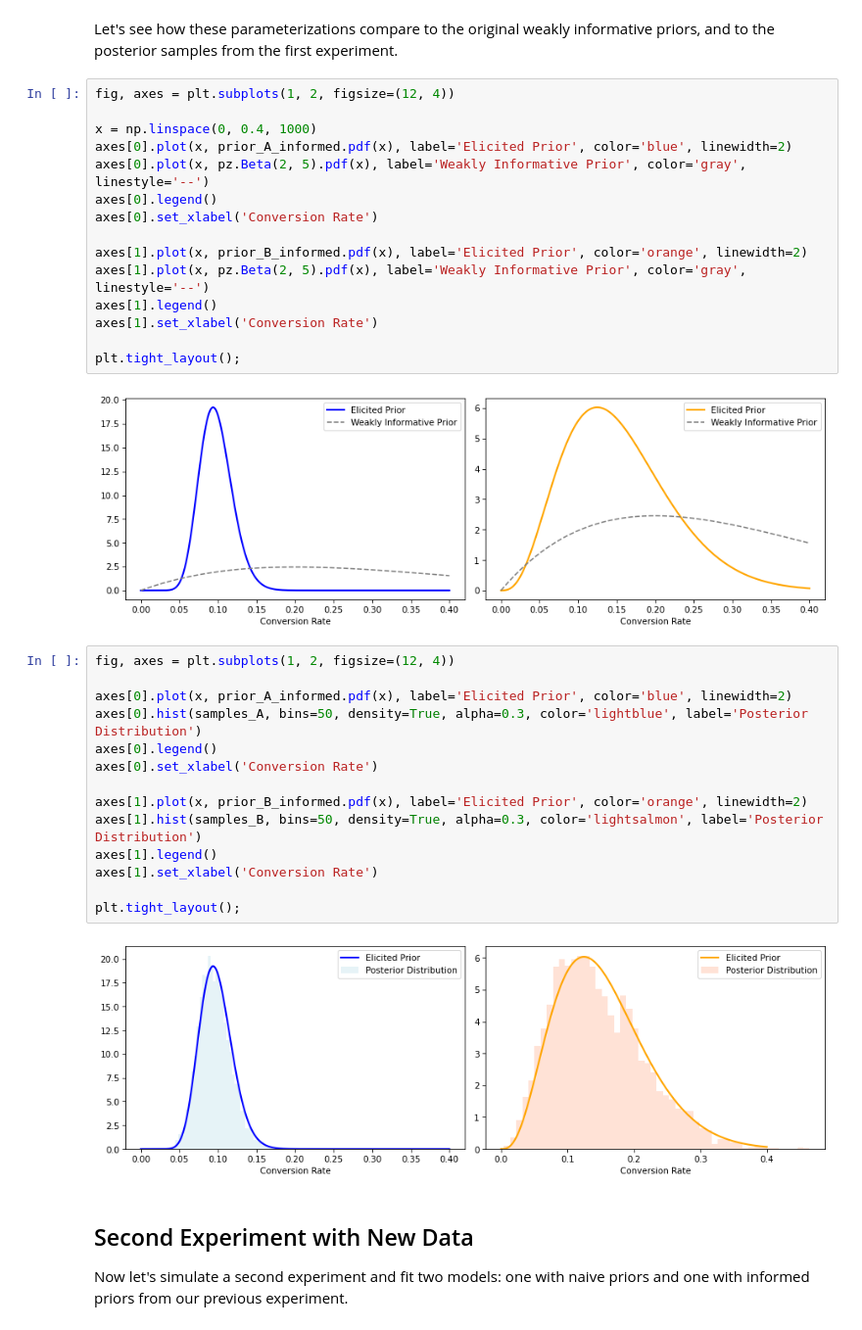
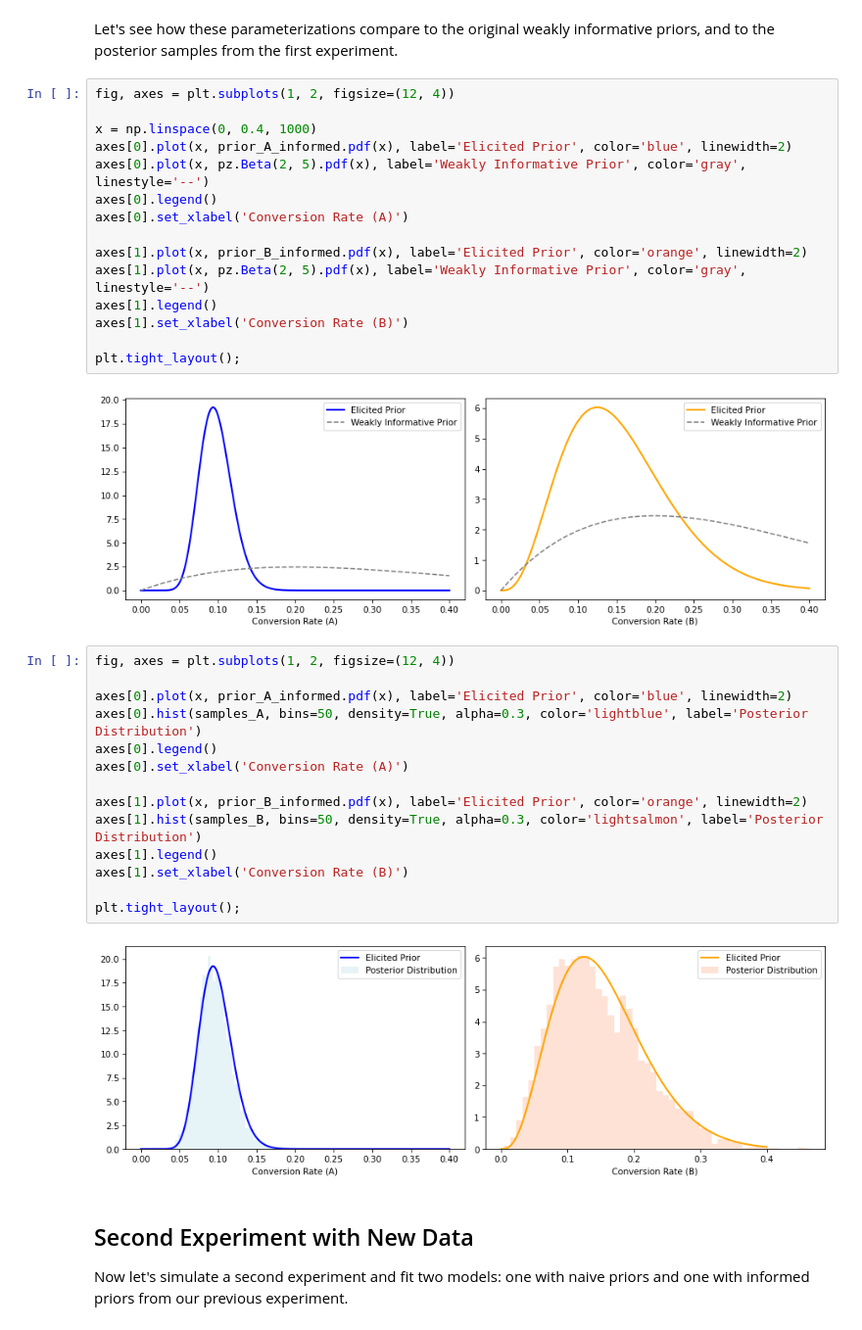
Before and after one commit to pymc-labs/ai_decision_workshop, a Jupyter notebook: notebooks/02_bayesian_bandits.ipynb, the cells around one changed output. Shown at 98% size. Drawn from its saved outputs; the diff is of its cells as text.

```diff
--- a/notebooks/02_bayesian_bandits.ipynb
+++ b/notebooks/02_bayesian_bandits.ipynb
@@ -311,36 +328,36 @@ Let's see how these parameterizations compare to the original weakly informative
 # %%
 fig, axes = plt.subplots(1, 2, figsize=(12, 4))
 
 x = np.linspace(0, 0.4, 1000)
 axes[0].plot(x, prior_A_informed.pdf(x), label='Elicited Prior', color='blue', linewidth=2)
 axes[0].plot(x, pz.Beta(2, 5).pdf(x), label='Weakly Informative Prior', color='gray', linestyle='--')
 axes[0].legend()
-axes[0].set_xlabel('Conversion Rate')
+axes[0].set_xlabel('Conversion Rate (A)')
 
 axes[1].plot(x, prior_B_informed.pdf(x), label='Elicited Prior', color='orange', linewidth=2)
 axes[1].plot(x, pz.Beta(2, 5).pdf(x), label='Weakly Informative Prior', color='gray', linestyle='--')
 axes[1].legend()
-axes[1].set_xlabel('Conversion Rate')
+axes[1].set_xlabel('Conversion Rate (B)')
 
 plt.tight_layout();
 # %% [output]
-[figure, old version]
+[figure, new version]
 # %%
 fig, axes = plt.subplots(1, 2, figsize=(12, 4))
 
 axes[0].plot(x, prior_A_informed.pdf(x), label='Elicited Prior', color='blue', linewidth=2)
 axes[0].hist(samples_A, bins=50, density=True, alpha=0.3, color='lightblue', label='Posterior Distribution')
 axes[0].legend()
-axes[0].set_xlabel('Conversion Rate')
+axes[0].set_xlabel('Conversion Rate (A)')
 
 axes[1].plot(x, prior_B_informed.pdf(x), label='Elicited Prior', color='orange', linewidth=2)
 axes[1].hist(samples_B, bins=50, density=True, alpha=0.3, color='lightsalmon', label='Posterior Distribution')
 axes[1].legend()
-axes[1].set_xlabel('Conversion Rate')
+axes[1].set_xlabel('Conversion Rate (B)')
 
 plt.tight_layout();
 # %% [output]
-[figure, old version]
+[figure, new version]
 # %% [markdown]
 ## Second Experiment with New Data
 
```
Also changed, not shown: parts of 7 cells of this notebook, 1 other file.
